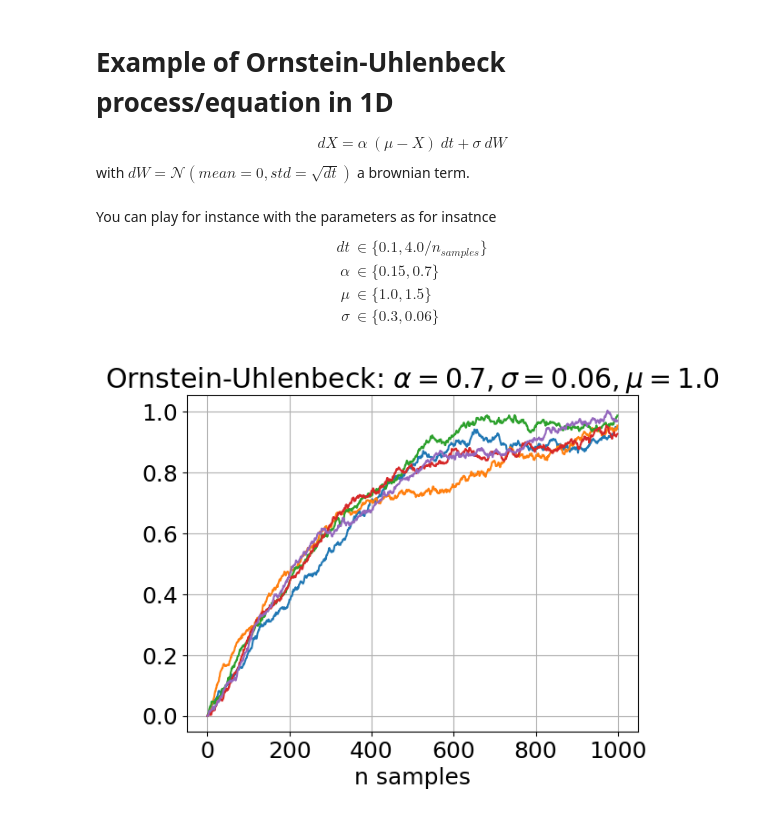
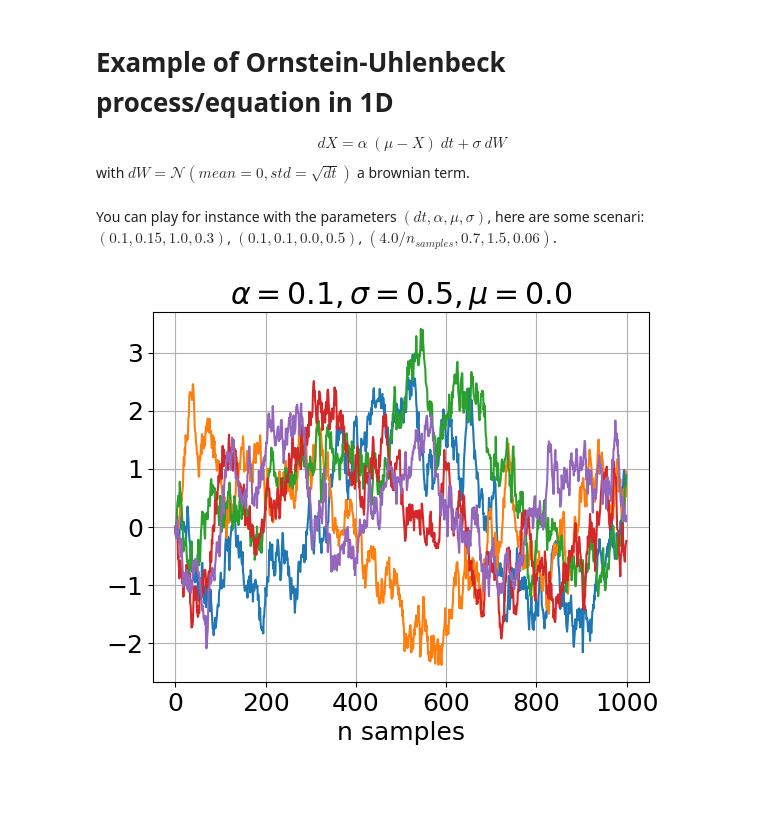
Before and after one commit to saha1972/cours_mallat_cdf, a Jupyter notebook: cours2024/Ornstein_Uhlenbeck.ipynb, the cells around one changed output. Cells and saved outputs as stored; diff of their text form; code cells hidden in the pictures; blank space fills up the shorter version.

```diff
--- a/cours2024/Ornstein_Uhlenbeck.ipynb
+++ b/cours2024/Ornstein_Uhlenbeck.ipynb
@@ -58,25 +58,17 @@ def sampler(rng_key, n_samples, alpha, sigma, mu, initial_position):
 
 run_mc= vmap(sampler, in_axes=(0, None, None, None, None, 1), out_axes=0)
 # %% [markdown]
-You can play for instance with the parameters as for insatnce
-$$
-\begin{align}
-dt &\in \{0.1, 4.0/n_{samples}\} \\
-\alpha & \in \{0.15, 0.7 \} \\
-\mu & \in \{1.0, 1.5 \} \\
-\sigma & \in \{0.3, 0.06\}
-\end{align}
-$$
+You can play for instance with the parameters $(dt,\alpha, \mu,\sigma)$, here are some scenari:  $(0.1,0.15,1.0,0.3)$, $(0.1,0.1,0.0,0.5)$, $(4.0/n_{samples},0.7,1.5,0.06)$.
 # %%
 n_chains = 5       # nomber of chains
 n_dim = 1          # dimensionality
 n_samples = 1000   # number of samples per chain
 
 
-dt = 4.0/n_samples # 0.1
-alpha_orig = 0.7 # 0.15  # friction: strength to pull towards the mean
-sigma_orig = 0.06 # 0.3
-mu_orig = 1.0 # 1.5
+dt = 0.1 # 4.0/n_samples # 0.1
+alpha_orig = 0.1 # 0.7 # 0.15  # friction: strength to pull towards the mean
+sigma_orig = 0.5 #0.06 # 0.3
+mu_orig = 0.0 # 1.0 # 1.5
 #
 
 
@@ -95,7 +87,7 @@ all_positions = all_positions.squeeze()
 # %%
 plt.plot(all_positions.T);
 plt.xlabel("n samples");
-plt.title(fr"Ornstein-Uhlenbeck: $\alpha = {alpha_orig}, \sigma = {sigma_orig}, \mu = {mu_orig}$")
+plt.title(fr"$\alpha = {alpha_orig}, \sigma = {sigma_orig}, \mu = {mu_orig}$")
 plt.grid()
 # %% [output]
-[figure, old version]
+[figure, new version]
```
